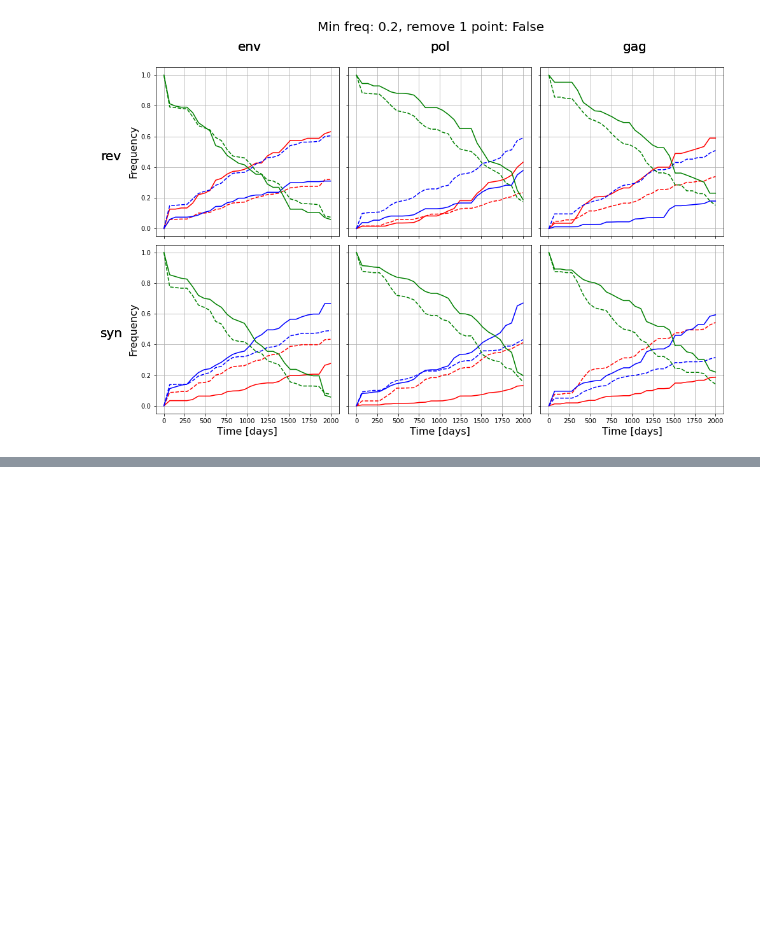
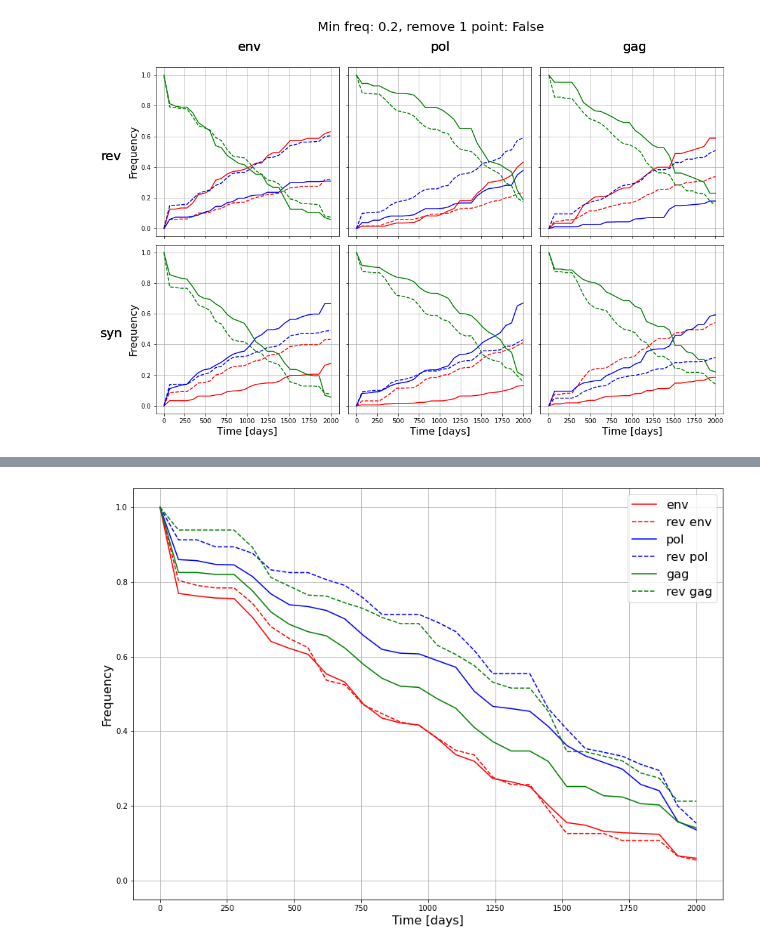
Before and after one commit to neherlab/HIVEVO_recombination, a Jupyter notebook: notebooks/paper_draft/mean_activity_plots.ipynb, the cells around one changed output, grey strips where cells are left out. Cells and saved outputs as stored; diff of their text form; code cells hidden in the pictures; blank space fills up the shorter version.

```diff
--- a/notebooks/paper_draft/mean_activity_plots.ipynb
+++ b/notebooks/paper_draft/mean_activity_plots.ipynb
@@ -104,0 +133,8 @@ for remove_one_point in remove_one_points:
+# %%
+min_freq = 0.15
+trajectories = make_trajectory_dict()
+time_bins, activities = make_activity_dict(min_freq)
+
+plot_activity(time_bins, activities)
+# %% [output]
+[figure, added]
```
Also changed, not shown: parts of 5 cells of this notebook, 3 other files.
